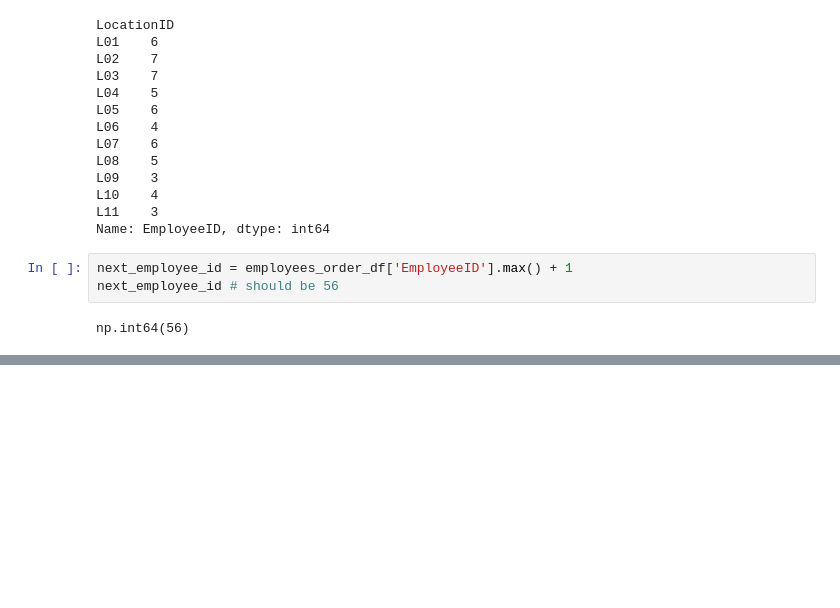
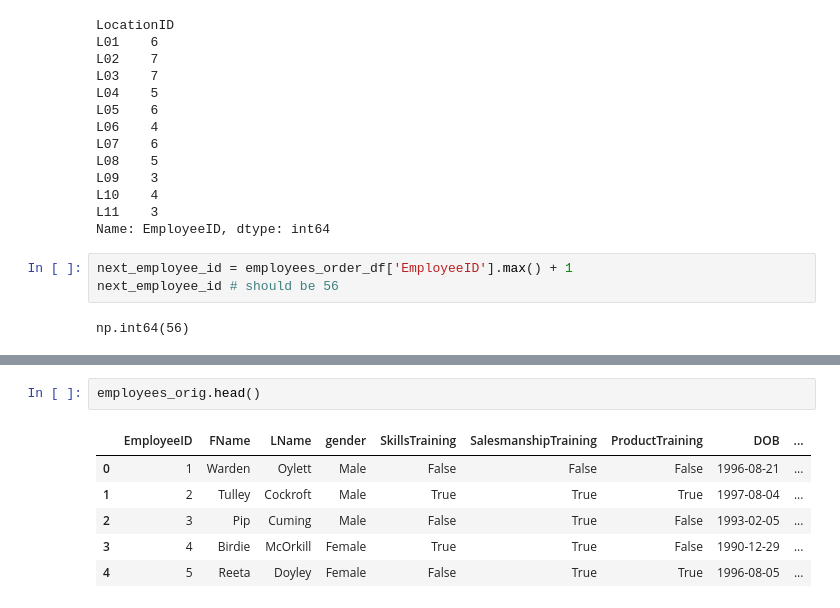
Before and after one commit to diwanashita/ace-bikes-data-transformation, a Jupyter notebook: data_extension.ipynb, the cells around one changed output, grey strips where cells are left out. Cells and saved outputs as stored; diff of their text form; blank space fills up the shorter version.

```diff
--- a/data_extension.ipynb
+++ b/data_extension.ipynb
@@ -784,0 +553,9 @@ new_employees_df
+# %%
+employees_orig.head()
+# %% [output]
+|  | EmployeeID | FName | LName | gender | SkillsTraining | SalesmanshipTraining | ProductTraining | DOB | ... |
+| 0 | 1 | Warden | Oylett | Male | False | False | False | 1996-08-21 | ... |
+| 1 | 2 | Tulley | Cockroft | Male | True | True | True | 1997-08-04 | ... |
+| 2 | 3 | Pip | Cuming | Male | False | True | False | 1993-02-05 | ... |
+| 3 | 4 | Birdie | McOrkill | Female | True | True | False | 1990-12-29 | ... |
+| 4 | 5 | Reeta | Doyley | Female | False | True | True | 1996-08-05 | ... |
```
Also changed, not shown: parts of 17 cells of this notebook, 11 other files.
